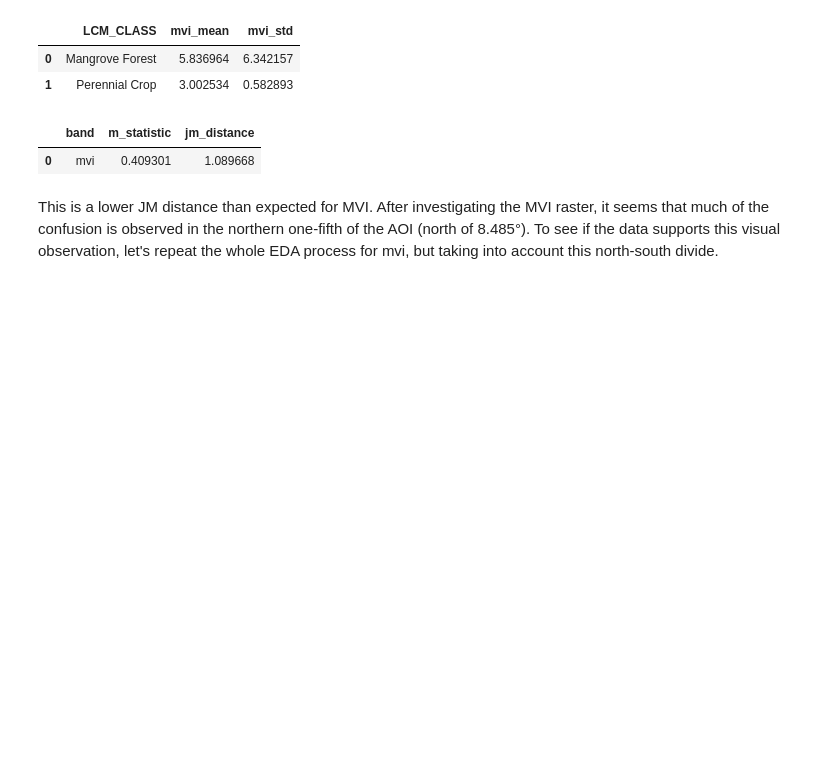
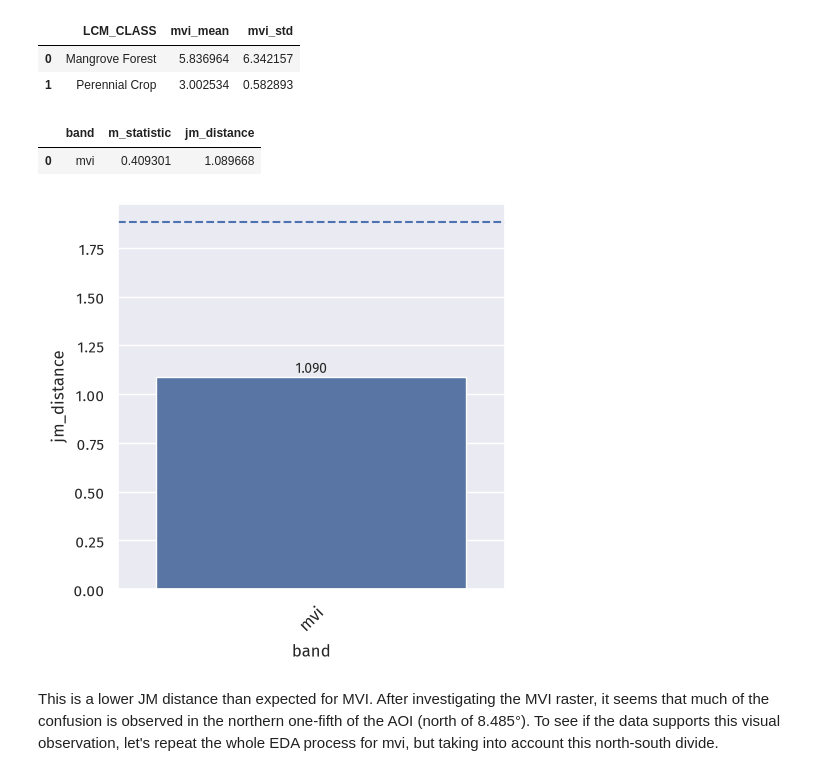
Before and after one commit to jeromemaiquez/gms-ir-mangrove-seagrass-surigao, a Jupyter notebook: main.ipynb, the cells around one changed output. Saved outputs shown, nothing was run; the diff lists cells and outputs as text; code cells hidden in the pictures; blank space fills up the shorter version.

```diff
--- a/main.ipynb
+++ b/main.ipynb
@@ -391,6 +429,17 @@ df_mvi_separ
 # %% [output]
 |  | band | m_statistic | jm_distance |
 | 0 | mvi | 0.409301 | 1.089668 |
+# %%
+ax = plot.separability_2class(
+    data_separability=df_mvi_separ,
+    separability_column='jm_distance',
+    band_column='band',
+    threshold=1.88
+)
+
+ax.figure.set_size_inches(5,5)
+# %% [output]
+[figure, added]
 # %% [markdown]
 This is a lower JM distance than expected for MVI. After investigating the MVI raster, it seems that much of the confusion is observed in the northern one-fifth of the AOI (north of 8.485°). To see if the data supports this visual observation, let's repeat the whole EDA process for mvi, but taking into account this north-south divide.
 # %%
```
Also changed, not shown: parts of 6 cells of this notebook, 4 other files.
